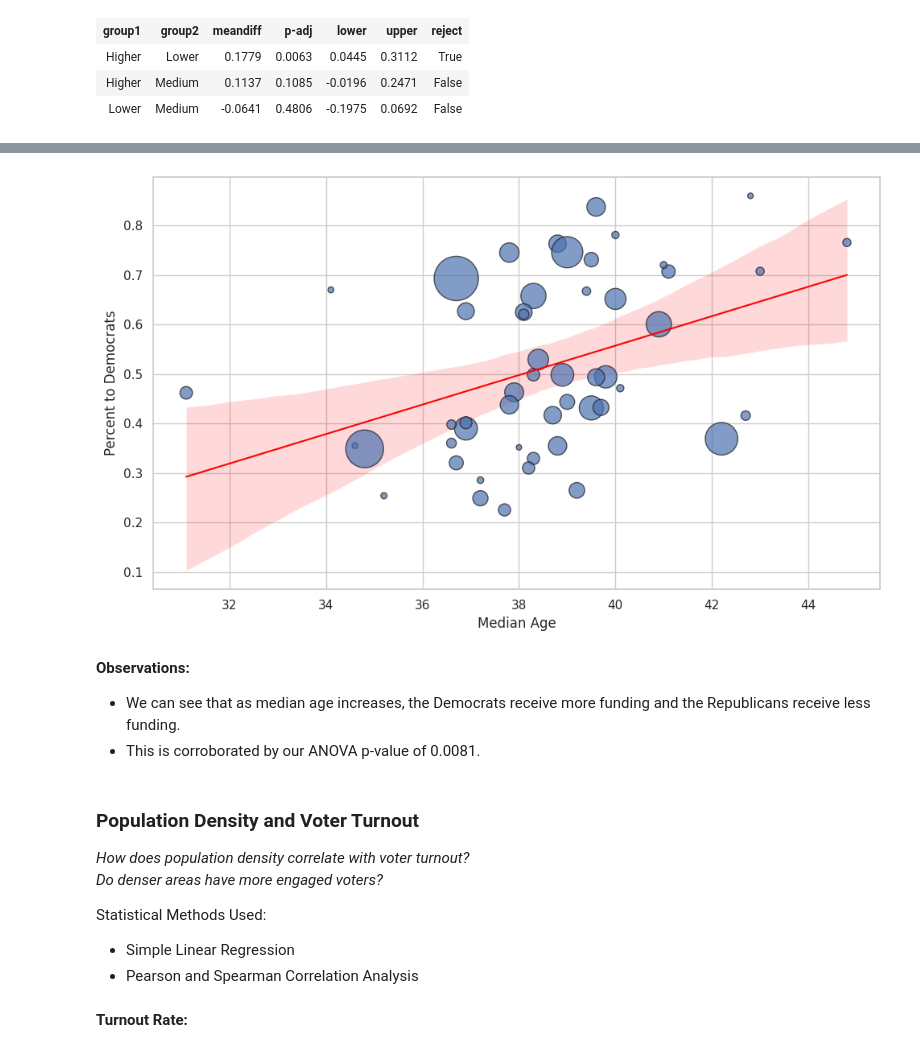
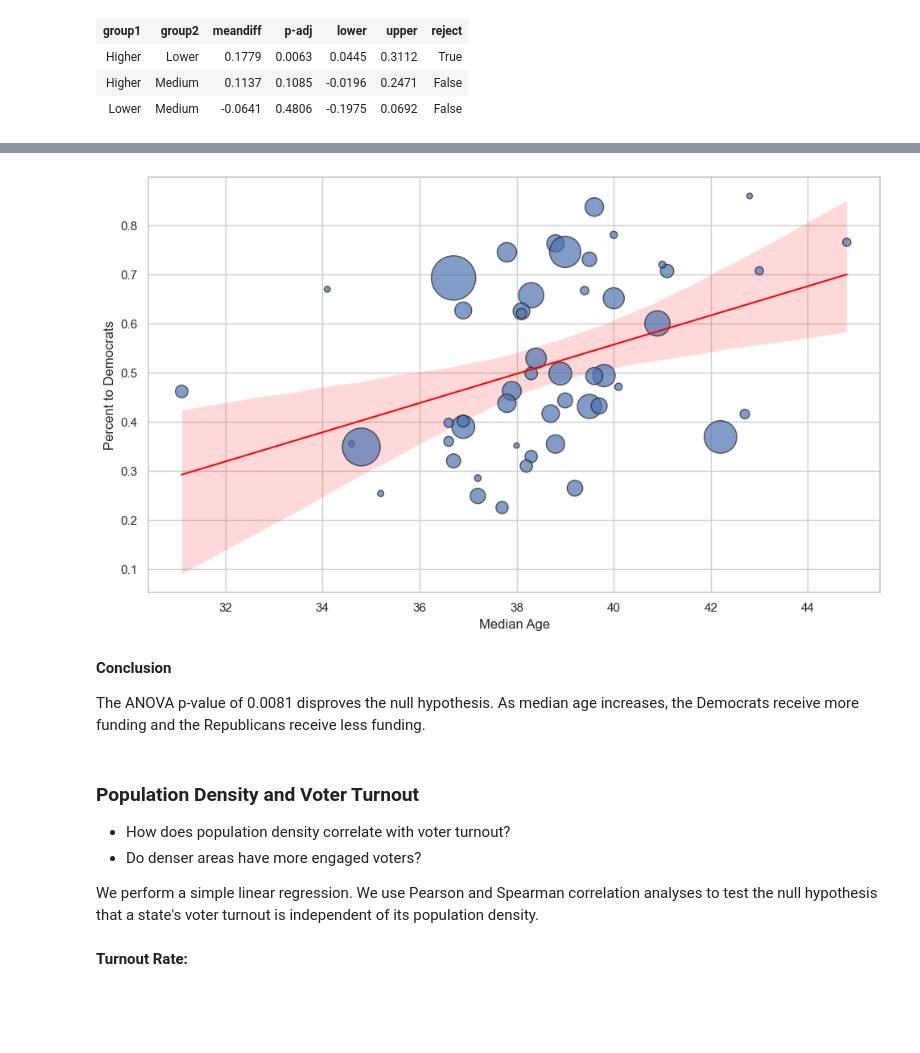
Before and after one commit to 9t8/cmsc320_project, a Jupyter notebook: c2.ipynb, the cells around one changed output, grey strips where cells are left out. Drawn from its saved outputs; the diff is of its cells as text; code cells hidden in the pictures; blank space fills up the shorter version.

```diff
--- a/c2.ipynb
+++ b/c2.ipynb
@@ -60,9 +63,13 @@ pop_density.head()
 # %% [markdown]
 ### Median Age
 # %%
-median_age_dictionary = c.acs5.state(('NAME', 'B01002_001E'), Census.ALL)
-median_age = pd.DataFrame.from_dict(median_age_dictionary).rename(columns = {'NAME' : 'Name', 'B01002_001E' : 'Median Age'})
-median_age = median_age[['Name', 'Median Age']].sort_values(by = ['Name']).reset_index(drop = True)
+median_age_dictionary = c.acs5.state(("NAME", "B01002_001E"), Census.ALL)
+median_age = pd.DataFrame.from_dict(median_age_dictionary).rename(
+    columns={"NAME": "Name", "B01002_001E": "Median Age"}
+)
+median_age = (
+    median_age[["Name", "Median Age"]].sort_values(by=["Name"]).reset_index(drop=True)
+)
 median_age.head()
 # %% [output]
 |  | Name | Median Age |
@@ -151,14 +172,18 @@ Statistical Methods Used:
 # %%
 from scipy.stats import f_oneway
 
-joint_df = pd.merge(left = median_age, right = state_contributions, how = "inner")
-joint_df = pd.merge(left = joint_df, right = population, how = "inner")
-joint_df.insert(2, "Age Group", pd.qcut(joint_df['Median Age'], q = 3, labels = ['Lower', "Medium", 'Higher']))
+joint_df = pd.merge(left=median_age, right=state_contributions, how="inner")
+joint_df = pd.merge(left=joint_df, right=population, how="inner")
+joint_df.insert(
+    2,
+    "Age Group",
+    pd.qcut(joint_df["Median Age"], q=3, labels=["Lower", "Medium", "Higher"]),
+)
 
 
-lower = joint_df[joint_df['Age Group'] == 'Lower']['Percent to Republicans']
-medium = joint_df[joint_df['Age Group'] == 'Medium']['Percent to Republicans']
-higher = joint_df[joint_df['Age Group'] == 'Higher']['Percent to Republicans']
+lower = joint_df[joint_df["Age Group"] == "Lower"]["Percent to Republicans"]
+medium = joint_df[joint_df["Age Group"] == "Medium"]["Percent to Republicans"]
+higher = joint_df[joint_df["Age Group"] == "Higher"]["Percent to Republicans"]
 
 statistic, p_value = f_oneway(lower, medium, higher)
 print(f"ANOVA statistic:{statistic:.4f}, ANOVA p_value: {p_value:.4f}")
@@ -166,7 +191,7 @@ print(f"ANOVA statistic:{statistic:.4f}, ANOVA p_value: {p_value:.4f}")
 
 import statsmodels.stats.multicomp as mc
 
-comp = mc.MultiComparison(joint_df['Percent to Republicans'], joint_df['Age Group'])
+comp = mc.MultiComparison(joint_df["Percent to Republicans"], joint_df["Age Group"])
 post_hoc_res = comp.tukeyhsd()
 post_hoc_res.summary()
 # %% [output]
@@ -198,34 +230,39 @@ plt.show()
 # %%
 plt.figure(figsize=(10, 6))
 sns.set_theme(style="whitegrid")
 
 # Regression Line
-sns.regplot(data=joint_df, x='Median Age', y='Percent to Democrats', scatter=False, color='red', line_kws={'linewidth':1.5})
+sns.regplot(
+    data=joint_df,
+    x="Median Age",
+    y="Percent to Democrats",
+    scatter=False,
+    color="red",
+    line_kws={"linewidth": 1.5},
+)
 
 # Scatter Plot
 plt.scatter(
-    x=joint_df['Median Age'],
-    y=joint_df['Percent to Democrats'],
-    s=joint_df['Population'] / 25000,
+    x=joint_df["Median Age"],
+    y=joint_df["Percent to Democrats"],
+    s=joint_df["Population"] / 25000,
     alpha=0.7,
-    edgecolor='k'
+    edgecolor="k",
 )
 plt.tight_layout()
 plt.show()
 # %% [output]
-[figure, old version]
+[figure, new version]
 # %% [markdown]
-**Observations:**
-- We can see that as median age increases, the Democrats receive more funding and the Republicans receive less funding.
-- This is corroborated by our ANOVA p-value of 0.0081.
+**Conclusion**
+
+The ANOVA p-value of 0.0081 disproves the null hypothesis. As median age increases, the Democrats receive more funding and the Republicans receive less funding.
 # %% [markdown]
 ### Population Density and Voter Turnout
-*How does population density correlate with voter turnout?* \
-*Do denser areas have more engaged voters?*
+- How does population density correlate with voter turnout?
+- Do denser areas have more engaged voters?
 
-Statistical Methods Used:
-- Simple Linear Regression
-- Pearson and Spearman Correlation Analysis
+We perform a simple linear regression. We use Pearson and Spearman correlation analyses to test the null hypothesis that a state's voter turnout is independent of its population density.
 # %% [markdown]
 **Turnout Rate:**
 # %%
```
Also changed, not shown: parts of 18 cells of this notebook, 1 other file.
